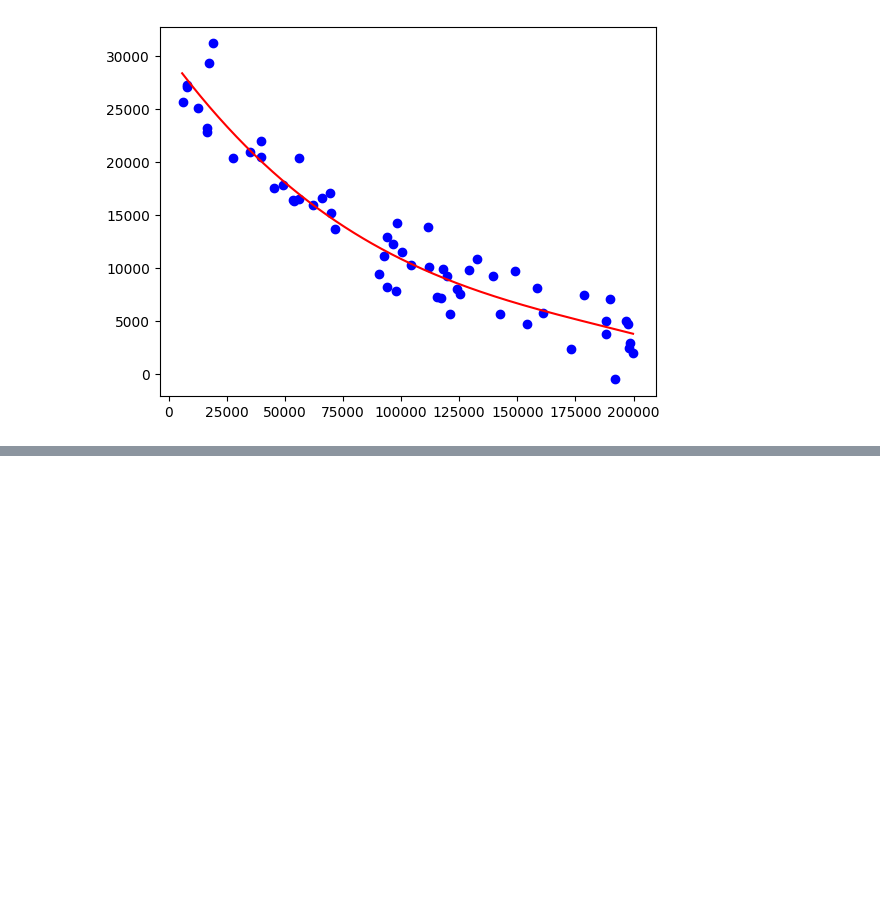
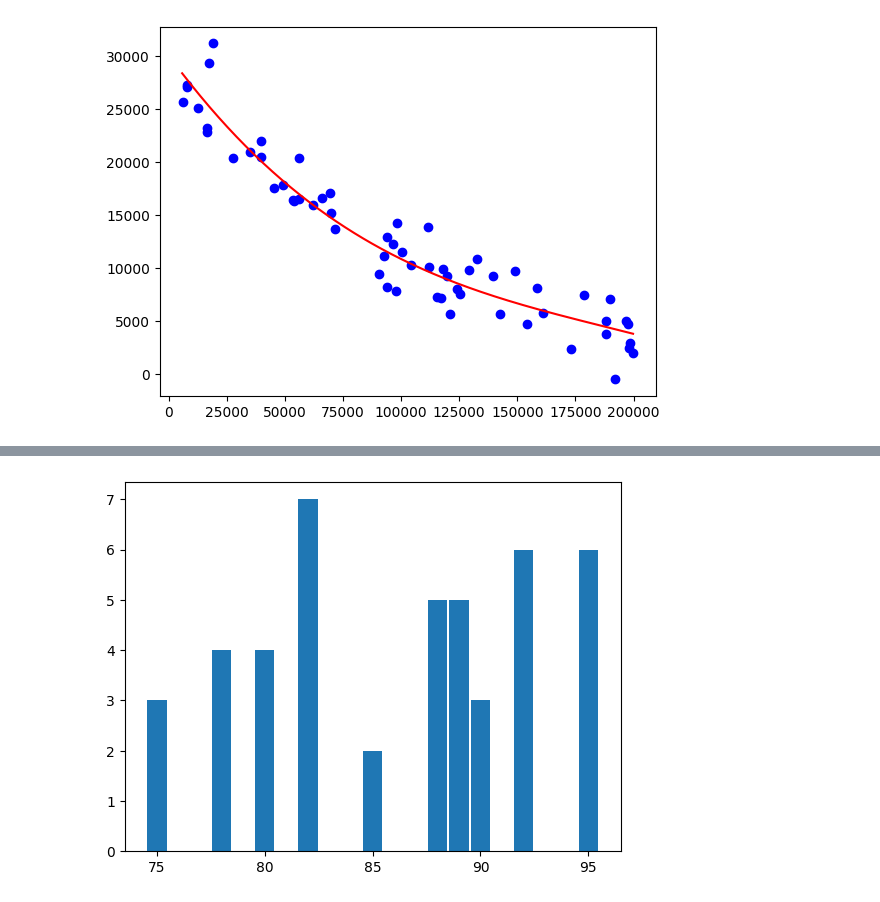
Before and after one commit to rupeshkumarp/ML, a Jupyter notebook: regression/linear_regression.ipynb, the cells around one changed output, grey strips where cells are left out. Saved outputs shown, nothing was run; the diff lists cells and outputs as text; code cells hidden in the pictures; blank space fills up the shorter version.

```diff
--- a/regression/linear_regression.ipynb
+++ b/regression/linear_regression.ipynb
@@ -249,3 +249,9 @@ plt.plot(x_range[:, 0], y_range, color='r', label='Predicted')
 # %% [output]
 [<matplotlib.lines.Line2D at 0x...>]
 [figure]
+# %%
+import pandas as pd
+import seaborn as sns
+
+df=pd.read_csv(r"C:\Users\Jeevan kumar\Downloads\student_data.csv")
+df.sample(5)
@@ -251,0 +265,6 @@ plt.plot(x_range[:, 0], y_range, color='r', label='Predicted')
+# %%
+import matplotlib.pyplot as plt
+plt.bar(df['Marks'],df["Study_Hours"],width=0.9)
+plt.show()
+# %% [output]
+[figure, added]
```
Also changed, not shown: parts of 9 cells of this notebook.
